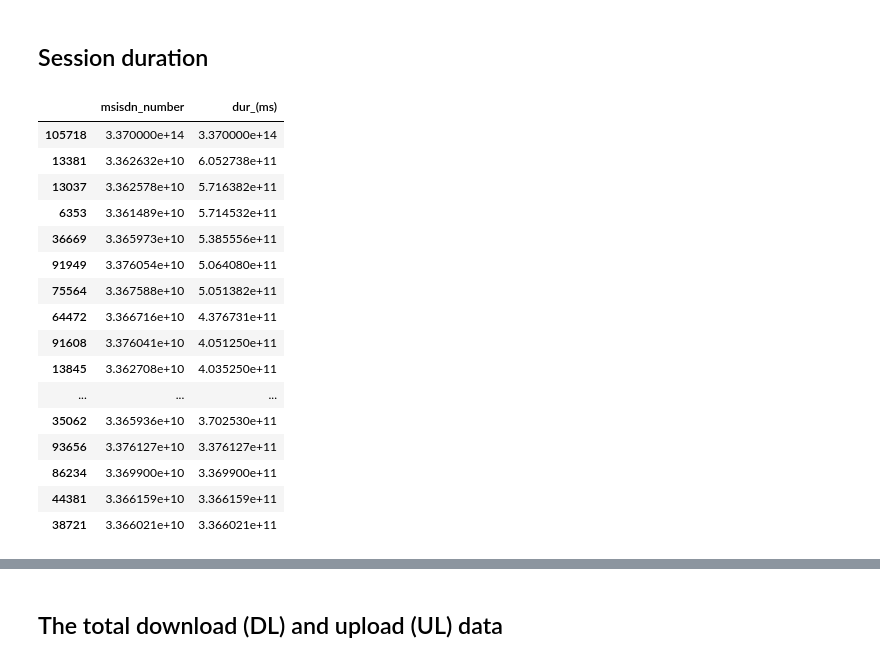
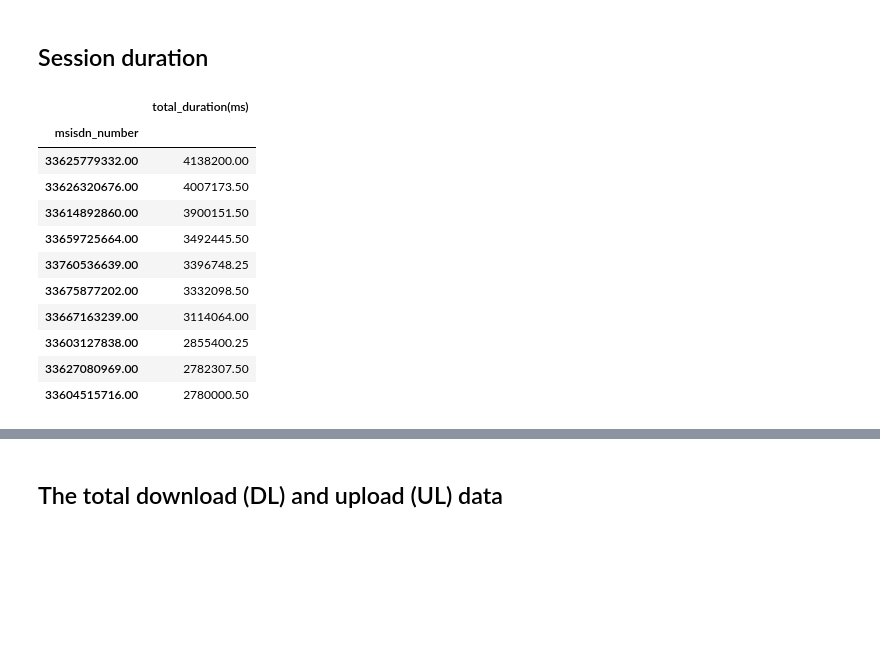
Before and after one commit to eandualem/telecom_analytics, a Jupyter notebook: notebooks/1.1_overview.ipynb, the cells around one changed output, grey strips where cells are left out. Cells and saved outputs as stored; diff of their text form; code cells hidden in the pictures; blank space fills up the shorter version.

```diff
--- a/notebooks/1.1_overview.ipynb
+++ b/notebooks/1.1_overview.ipynb
@@ -142,26 +142,22 @@ sessions
 # %% [markdown]
 ## Session duration
-# %%
-duration = selector.find_agg(df, 'msisdn_number', 'sum', 'dur_(ms)', -1, False)
-duration.nlargest(20, 'dur_(ms)')
-# %% [output]
-|  | msisdn_number | dur_(ms) |
-| 105718 | 3.370000e+14 | 3.370000e+14 |
-| 13381 | 3.362632e+10 | 6.052738e+11 |
-| 13037 | 3.362578e+10 | 5.716382e+11 |
-| 6353 | 3.361489e+10 | 5.714532e+11 |
-| 36669 | 3.365973e+10 | 5.385556e+11 |
-| 91949 | 3.376054e+10 | 5.064080e+11 |
-| 75564 | 3.367588e+10 | 5.051382e+11 |
-| 64472 | 3.366716e+10 | 4.376731e+11 |
-| 91608 | 3.376041e+10 | 4.051250e+11 |
-| 13845 | 3.362708e+10 | 4.035250e+11 |
-| ... | ... | ... |
-| 35062 | 3.365936e+10 | 3.702530e+11 |
-| 93656 | 3.376127e+10 | 3.376127e+11 |
-| 86234 | 3.369900e+10 | 3.369900e+11 |
-| 44381 | 3.366159e+10 | 3.366159e+11 |
-| 38721 | 3.366021e+10 | 3.366021e+11 |
+# %%
+durations = df.groupby('msisdn_number').agg({'dur_(ms)': 'sum'})
+durations = durations.rename(columns={'dur_(ms)': 'total_duration(ms)'})
+durations.sort_values(by=['total_duration(ms)'], ascending=False).head(10)
+# %% [output]
+|  | total_duration(ms) |
+| msisdn_number |  |
+| 33625779332.00 | 4138200.00 |
+| 33626320676.00 | 4007173.50 |
+| 33614892860.00 | 3900151.50 |
+| 33659725664.00 | 3492445.50 |
+| 33760536639.00 | 3396748.25 |
+| 33675877202.00 | 3332098.50 |
+| 33667163239.00 | 3114064.00 |
+| 33603127838.00 | 2855400.25 |
+| 33627080969.00 | 2782307.50 |
+| 33604515716.00 | 2780000.50 |
 # %%
 duration.describe()
 # %% [output]
```
Also changed, not shown: parts of 6 cells of this notebook.
